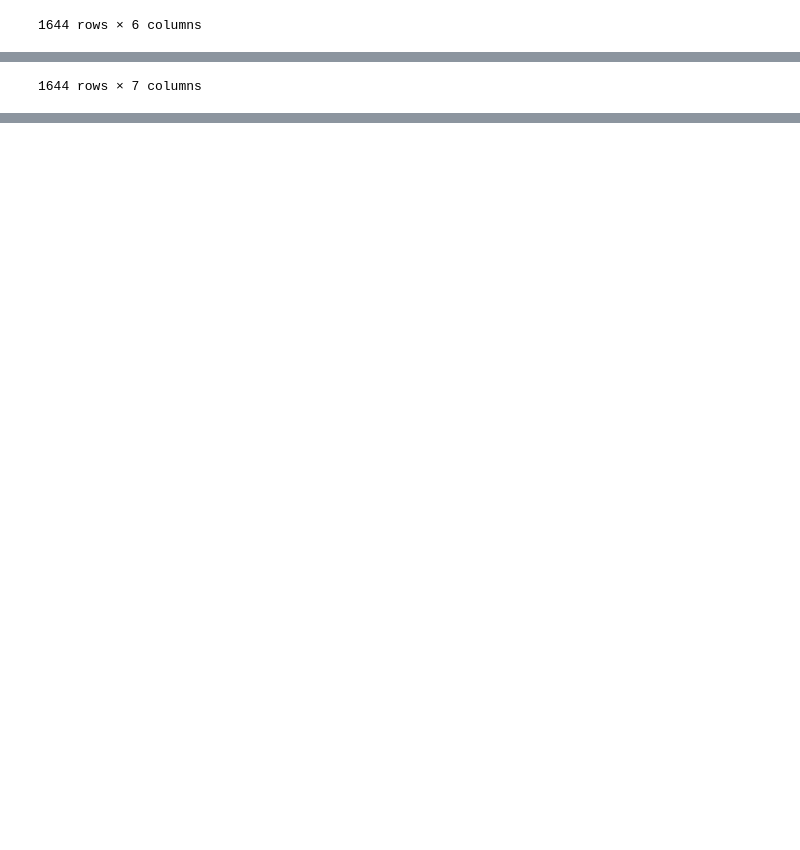
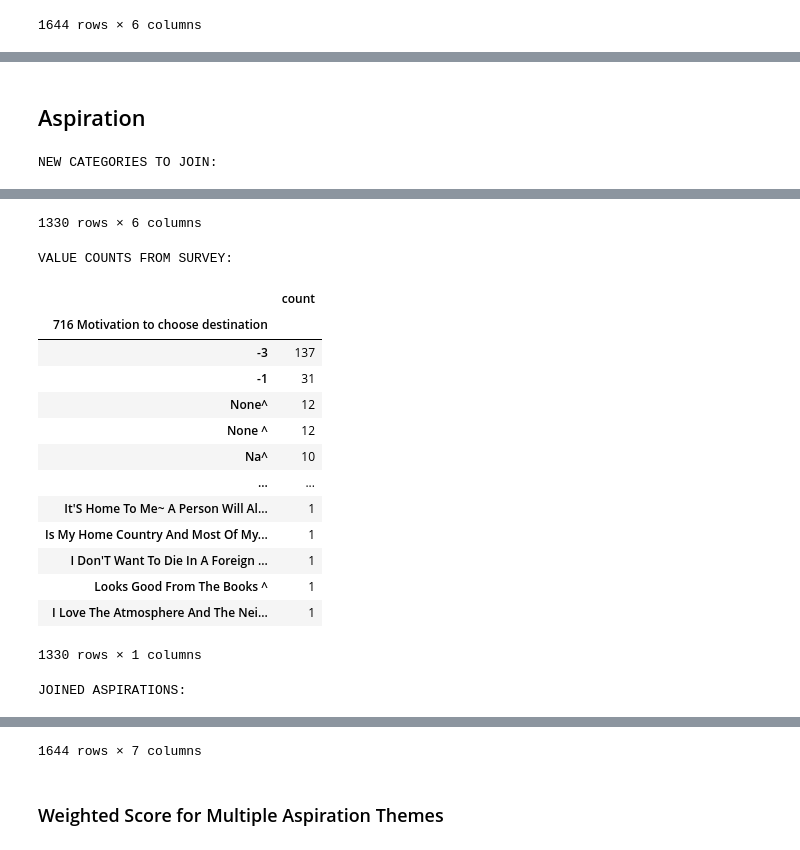
Before and after one commit to CenterForSpatialResearch/atlas_migration, a Jupyter notebook: 07a_Categorize_Responses.ipynb, the cells around one changed output, grey strips where cells are left out. Cells and saved outputs as stored; diff of their text form; code cells hidden in the pictures; blank space fills up the shorter version.

```diff
--- a/07a_Categorize_Responses.ipynb
+++ b/07a_Categorize_Responses.ipynb
@@ -1113,4 +1102,16 @@ display(to_join)
+# %% [markdown]
+## Aspiration
 # %%
+## Load categorized table to join
+to_join = pd.read_csv("data_cat/categorized/Categorized_716 Motivation to choose destination.csv")
+print("\nNEW CATEGORIES TO JOIN:")
+display(to_join)
+
+## Preview Previous
+print("\nVALUE COUNTS FROM SURVEY:")
+display(pd.DataFrame(pd.Series(survey['716 Motivation to choose destination'].value_counts())).rename(columns={c:'count'}))
+
+## Merge Back
 c = '716 Motivation to choose destination'
 df = survey[(['SITE_CODE', '8 Identify City ']+[c])]
 df = pd.merge( df, to_join[['original_text', 'edited_text', 'asp_category_1', 'asp_category_2', 'asp_category_3']], how='left', right_on='original_text', left_on=c)
@@ -1128,6 +1129,8 @@ df_obj = df[['{}_edt_asp'.format(n), '{}_cat1_asp'.format(n), '{}_cat2_asp'.form
 df[df_obj.columns] = df_obj.apply(lambda x: x.str.strip())
 
 asp_df = df.copy()
+print("\nJOINED ASPIRATIONS:")
 display(asp_df)
-asp_df.to_csv( "{} Aspirations - Joined to Respondents.csv".format(datenow) )
+asp_df.to_csv( "data_gen/aspirations/Aspirations_JoinedtoRespondents.csv".format(datenow) )
 # %% [output]
+NEW CATEGORIES TO JOIN:
@@ -1146 +1149,17 @@ asp_df.to_csv( "{} Aspirations - Joined to Respondents.csv".format(datenow) )
-1644 rows × 7 columns
+1330 rows × 6 columns
+VALUE COUNTS FROM SURVEY:
+|  | count |
+| 716 Motivation to choose destination |  |
+| -3 | 137 |
+| -1 | 31 |
+| None^ | 12 |
+| None ^ | 12 |
+| Na^ | 10 |
+| ... | ... |
+| It'S Home To Me~ A Person Will Al... | 1 |
+| Is My Home Country And Most Of My... | 1 |
+| I Don'T Want To Die In A Foreign ... | 1 |
+| Looks Good From The Books ^ | 1 |
+| I Love The Atmosphere And The Nei... | 1 |
+1330 rows × 1 columns
+JOINED ASPIRATIONS:
@@ -1147 +1178,4 @@ asp_df.to_csv( "{} Aspirations - Joined to Respondents.csv".format(datenow) )
+1644 rows × 7 columns
+# %% [markdown]
+### Weighted Score for Multiple Aspiration Themes
 # %%
```
Also changed, not shown: parts of 27 cells of this notebook, 17 other files.
